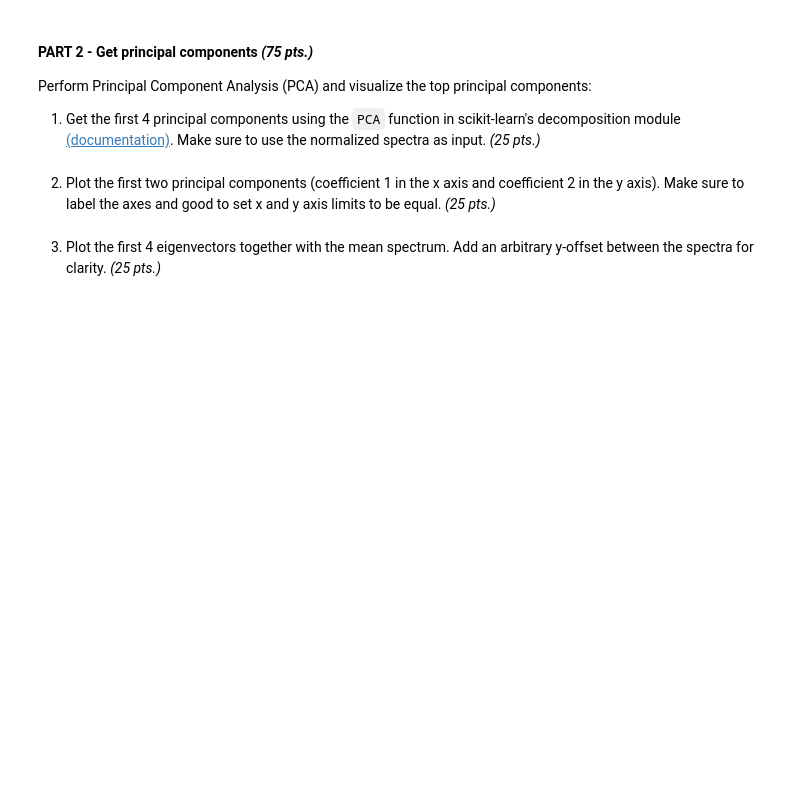
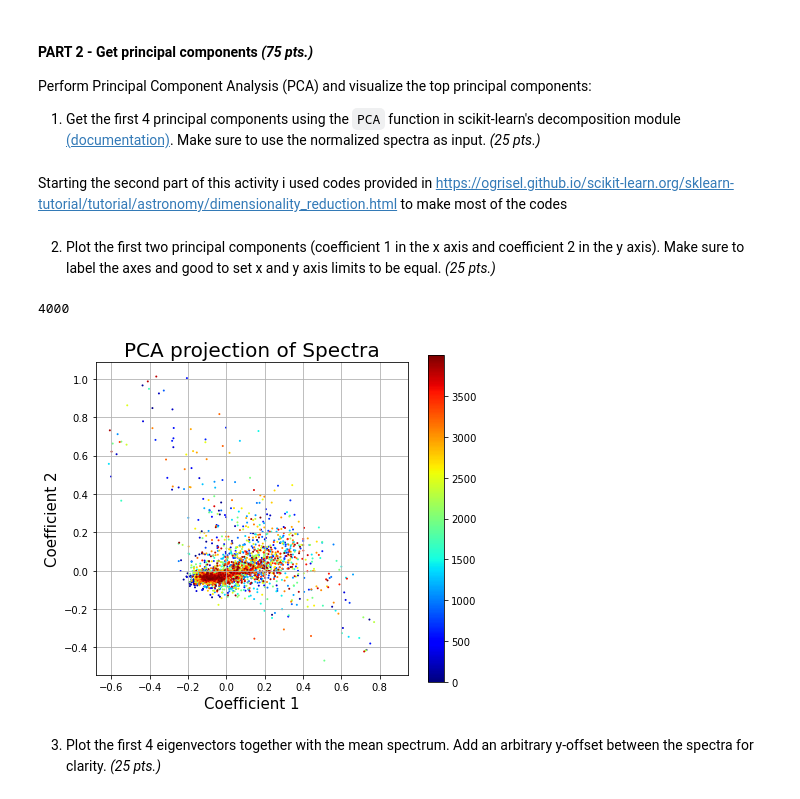
Before and after one commit to mbcamit/AP-157, a Jupyter notebook: AP157_lab_assignmnent_A3.ipynb, the cells around one changed output. Drawn from its saved outputs; the diff is of its cells as text; code cells hidden in the pictures; blank space fills up the shorter version.

```diff
--- a/AP157_lab_assignmnent_A3.ipynb
+++ b/AP157_lab_assignmnent_A3.ipynb
@@ -90,7 +122,28 @@ Plot the mean spectrum by first normalizing the spectra and plot the mean and st
 
 Perform Principal Component Analysis (PCA) and visualize the top principal components:
 1. Get the first 4 principal components using the ``PCA`` function in scikit-learn's decomposition module [(documentation)](https://scikit-learn.org/0.15/modules/generated/sklearn.decomposition.PCA.html#sklearn.decomposition.PCA). Make sure to use the normalized spectra as input. *(25 pts.)*
+# %% [markdown]
+Starting the second part of this activity i used codes provided in https://ogrisel.github.io/scikit-learn.org/sklearn-tutorial/tutorial/astronomy/dimensionality_reduction.html to make most of the codes
+# %%
+from sklearn.decomposition import PCA
+pca = PCA(n_components=4)
+X_projected = pca.fit_transform(normalized_spectra)
 # %% [markdown]
 2. Plot the first two principal components (coefficient 1 in the x axis and coefficient 2 in the y axis). Make sure to label the axes and good to set x and y axis limits to be equal. *(25 pts.)*
+# %%
+pl.figure(figsize=(7,6))
+y = np.arange(4000)
+pl.scatter(X_projected[:, 0], X_projected[:, 1], c=y, s=4, lw=0, cmap=pl.cm.jet)
+pl.colorbar()
+pl.xlabel('Coefficient 1',fontsize=15)
+pl.ylabel('Coefficient 2',fontsize=15)
+pl.axis('square')
+print(len(X_projected))
+pl.title('PCA projection of Spectra',fontsize=20)
+plt.grid()
+pl.show()
+# %% [output]
+4000
+[figure, added]
 # %% [markdown]
 3. Plot the first 4 eigenvectors together with the mean spectrum. Add an arbitrary y-offset between the spectra for clarity. *(25 pts.)*
```
Also changed, not shown: parts of 7 cells of this notebook.
